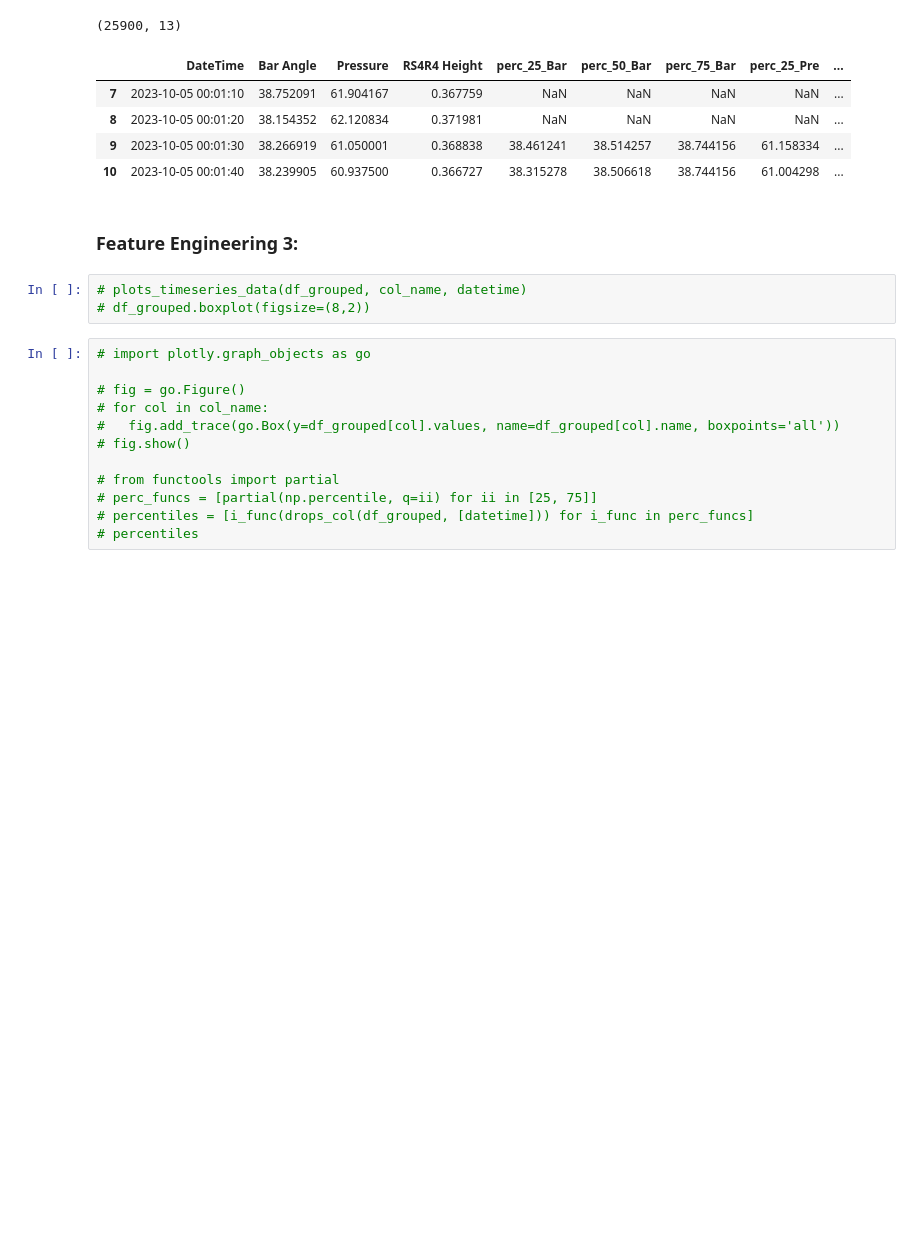
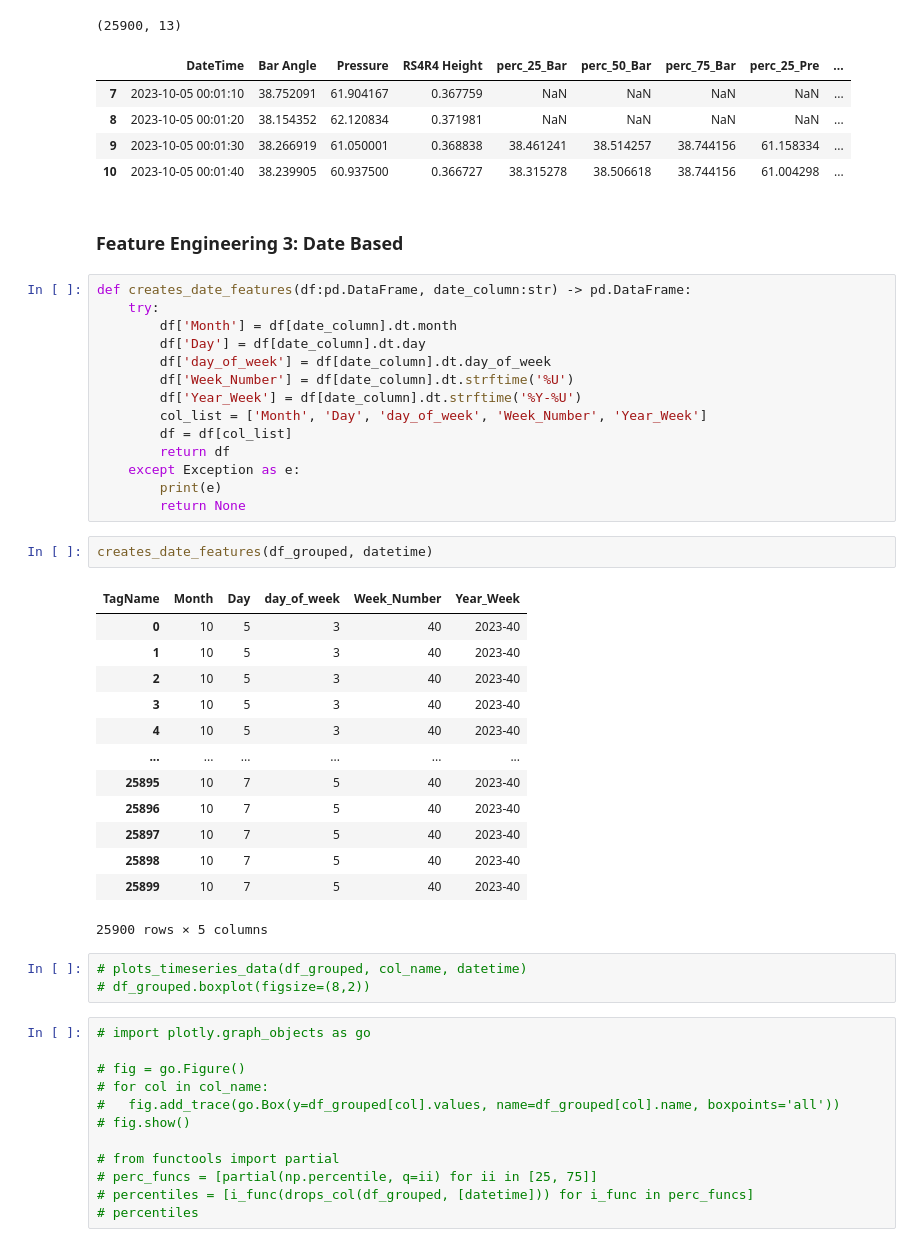
Before and after one commit to iseakash/data_science_materials, a Jupyter notebook: ml_standard_codes/feature_engg/time_series_features.ipynb, the cells around one changed output. Saved outputs shown, nothing was run; the diff lists cells and outputs as text; blank space fills up the shorter version.

Commit message:
added date based feature

```diff
--- a/ml_standard_codes/feature_engg/time_series_features.ipynb
+++ b/ml_standard_codes/feature_engg/time_series_features.ipynb
@@ -227,7 +227,37 @@ perc_final_df.loc[7:10]
 | 9 | 2023-10-05 00:01:30 | 38.266919 | 61.050001 | 0.368838 | 38.461241 | 38.514257 | 38.744156 | 61.158334 | ... |
 | 10 | 2023-10-05 00:01:40 | 38.239905 | 60.937500 | 0.366727 | 38.315278 | 38.506618 | 38.744156 | 61.004298 | ... |
 # %% [markdown]
-### Feature Engineering 3:
+### Feature Engineering 3: Date Based
+# %%
+def creates_date_features(df:pd.DataFrame, date_column:str) -> pd.DataFrame:
+    try:
+        df['Month'] = df[date_column].dt.month
+        df['Day'] = df[date_column].dt.day
+        df['day_of_week'] = df[date_column].dt.day_of_week
+        df['Week_Number'] = df[date_column].dt.strftime('%U')
+        df['Year_Week'] = df[date_column].dt.strftime('%Y-%U')
+        col_list = ['Month', 'Day', 'day_of_week', 'Week_Number', 'Year_Week']
+        df = df[col_list]
+        return df
+    except Exception as e:
+        print(e)
+        return None
+# %%
+creates_date_features(df_grouped, datetime)
+# %% [output]
+| TagName | Month | Day | day_of_week | Week_Number | Year_Week |
+| 0 | 10 | 5 | 3 | 40 | 2023-40 |
+| 1 | 10 | 5 | 3 | 40 | 2023-40 |
+| 2 | 10 | 5 | 3 | 40 | 2023-40 |
+| 3 | 10 | 5 | 3 | 40 | 2023-40 |
+| 4 | 10 | 5 | 3 | 40 | 2023-40 |
+| ... | ... | ... | ... | ... | ... |
+| 25895 | 10 | 7 | 5 | 40 | 2023-40 |
+| 25896 | 10 | 7 | 5 | 40 | 2023-40 |
+| 25897 | 10 | 7 | 5 | 40 | 2023-40 |
+| 25898 | 10 | 7 | 5 | 40 | 2023-40 |
+| 25899 | 10 | 7 | 5 | 40 | 2023-40 |
+25900 rows × 5 columns
 # %%
 # plots_timeseries_data(df_grouped, col_name, datetime)
 # df_grouped.boxplot(figsize=(8,2))
```
